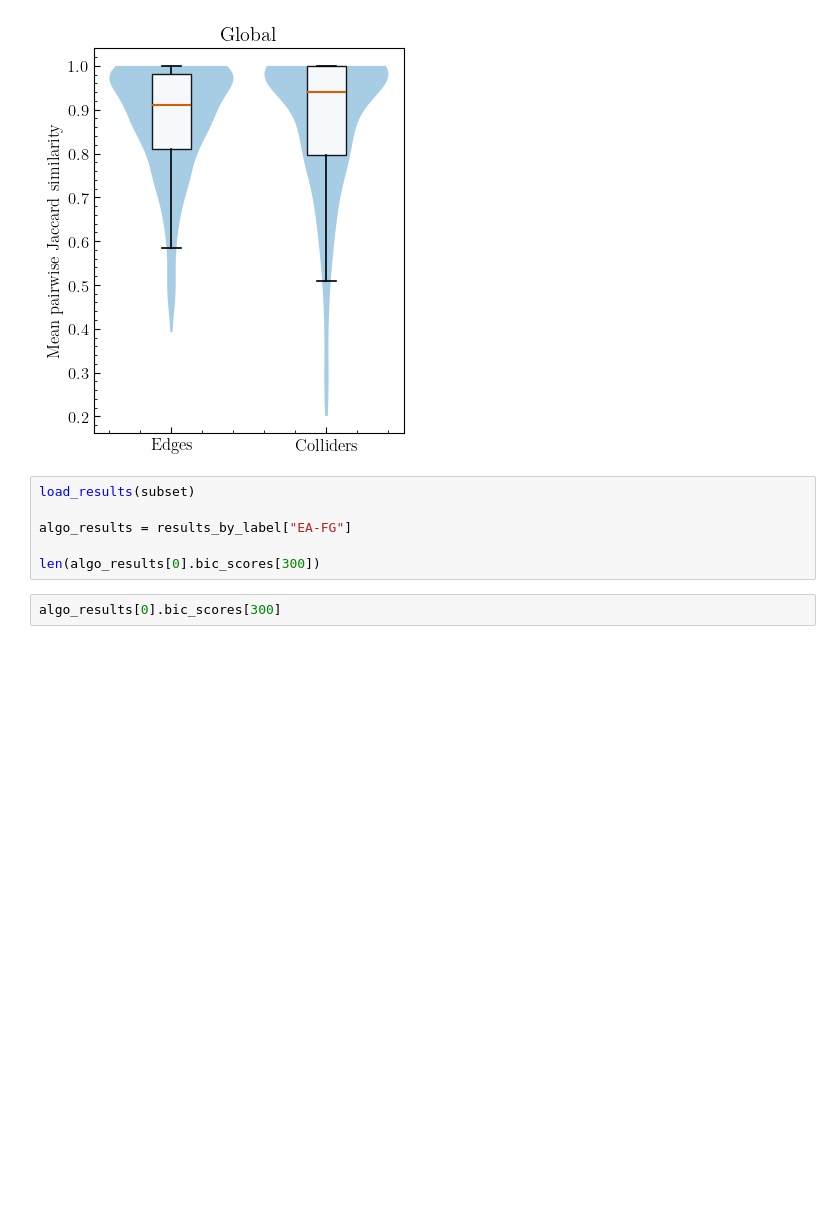
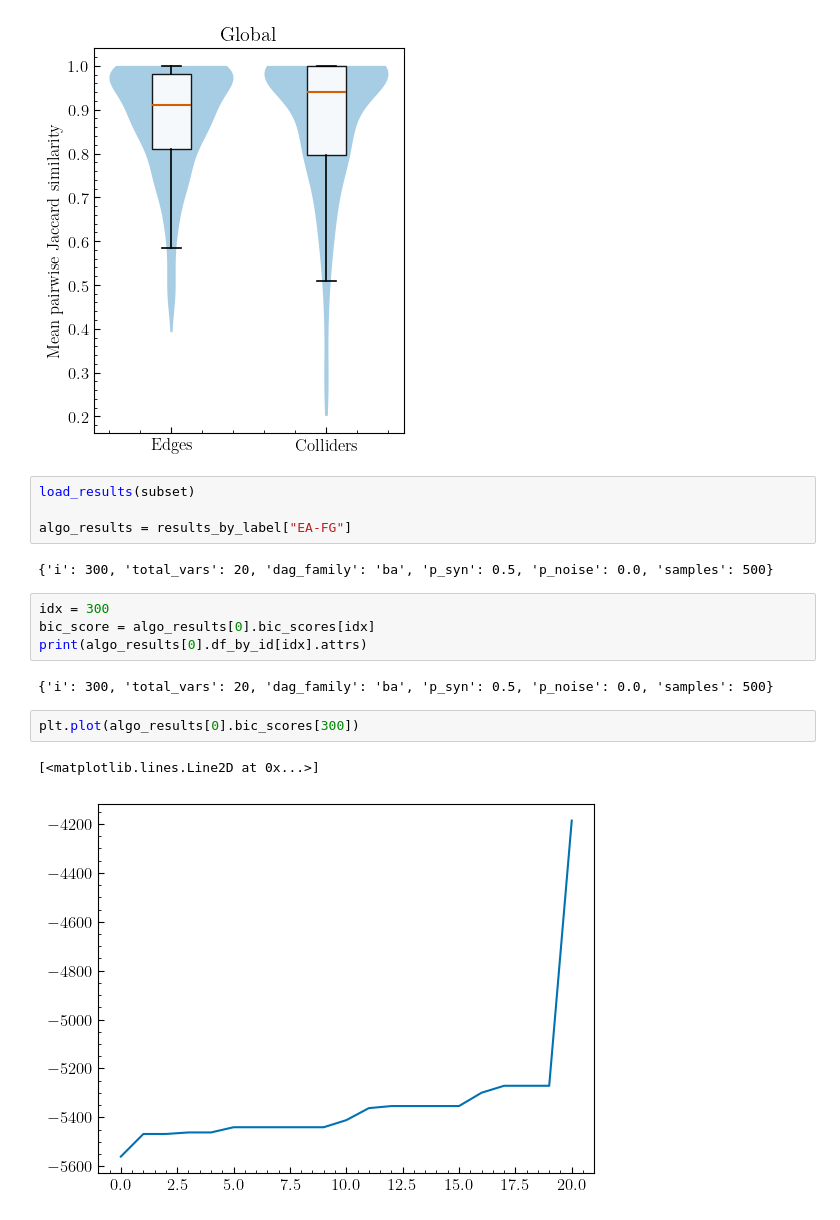
Before and after one commit to kaleem-01/CausalSynergy, a Jupyter notebook: analyses/StabilityAnalysis.ipynb, the cells around one changed output. Drawn from its saved outputs; the diff is of its cells as text; blank space fills up the shorter version.

```diff
--- a/analyses/StabilityAnalysis.ipynb
+++ b/analyses/StabilityAnalysis.ipynb
@@ -815,7 +815,16 @@ plot_recovery_stability_panel(binary_df_30, metrics, r"Global", ax=axes)
 load_results(subset)
 
 algo_results = results_by_label["EA-FG"]
-
-len(algo_results[0].bic_scores[300])
+# %% [output]
+{'i': 300, 'total_vars': 20, 'dag_family': 'ba', 'p_syn': 0.5, 'p_noise': 0.0, 'samples': 500}
+# %%
+idx = 300
+bic_score = algo_results[0].bic_scores[idx]
+print(algo_results[0].df_by_id[idx].attrs)
+# %% [output]
+{'i': 300, 'total_vars': 20, 'dag_family': 'ba', 'p_syn': 0.5, 'p_noise': 0.0, 'samples': 500}
 # %%
-algo_results[0].bic_scores[300]
+plt.plot(algo_results[0].bic_scores[300])
+# %% [output]
+[<matplotlib.lines.Line2D at 0x...>]
+[figure, added]
```
Also changed, not shown: 4 other files.
